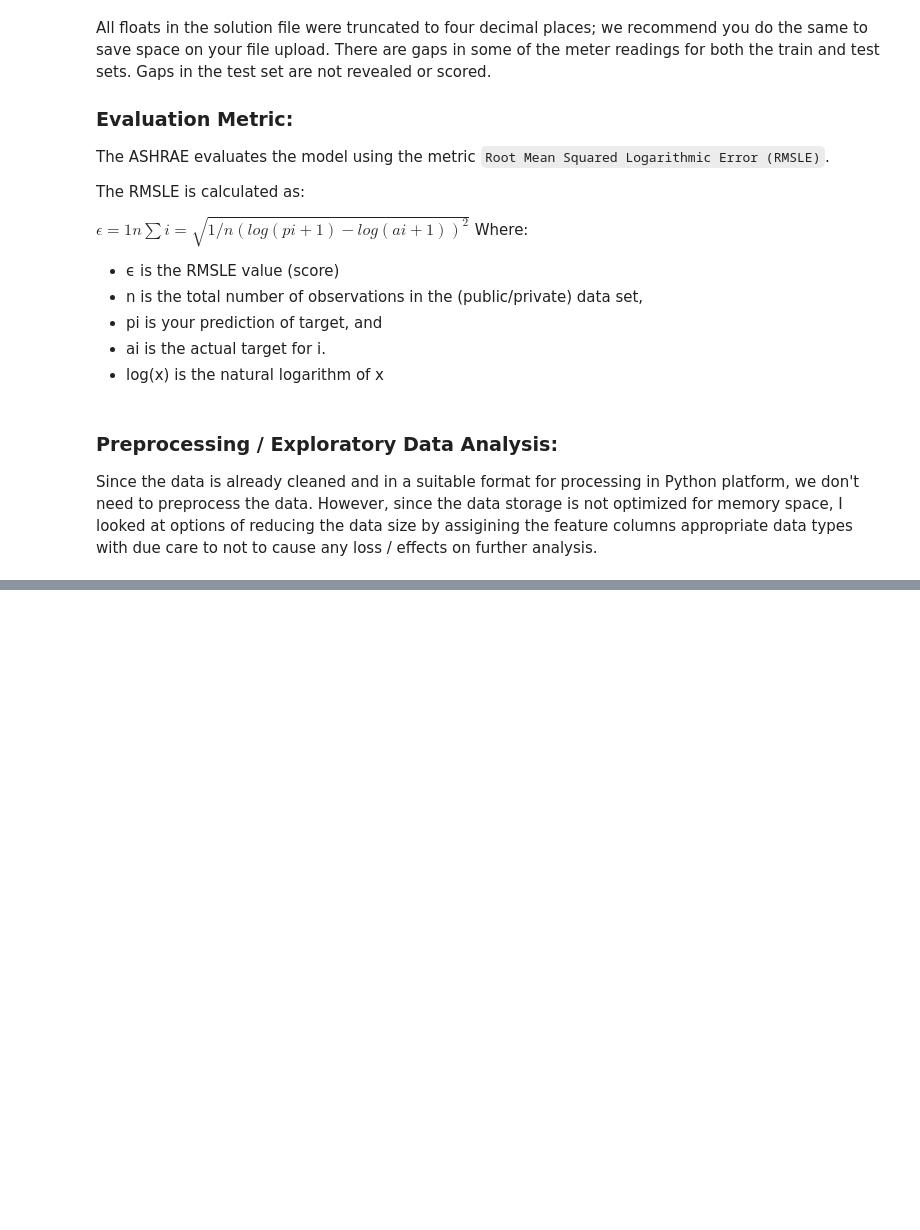
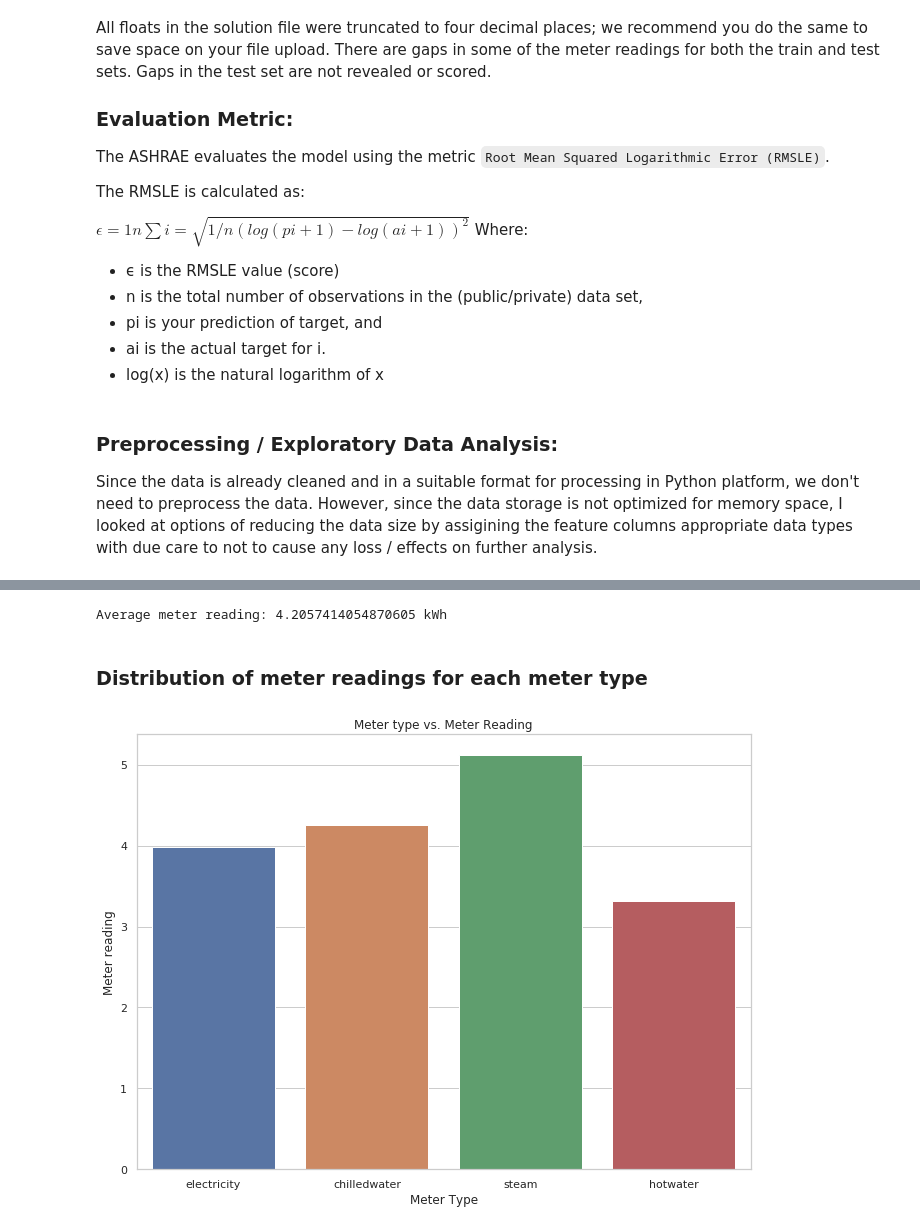
Before and after one commit to vgops75/kaggle_stop, a Jupyter notebook: project_proposal_dataIncubator.ipynb, the cells around one changed output, grey strips where cells are left out. Cells and saved outputs as stored; diff of their text form; code cells hidden in the pictures; blank space fills up the shorter version.

```diff
--- a/project_proposal_dataIncubator.ipynb
+++ b/project_proposal_dataIncubator.ipynb
@@ -92,0 +310,13 @@ pwd
+# %%
+# Average meter reading
+print (f'Average meter reading: {full_train_df.meter_reading.mean()} kWh')
+# %% [output]
+Average meter reading: 4.2057414054870605 kWh
+# %% [markdown]
+### Distribution of meter readings for each meter type
+# %%
+ax = sns.barplot(np.vectorize(meter_types.get)(full_train_df.groupby(['meter'])['meter_reading'].mean().keys()), full_train_df.groupby(['meter'])['meter_reading'].mean())
+ax.set(xlabel='Meter Type', ylabel='Meter reading', title='Meter type vs. Meter Reading')
+plt.show()
+# %% [output]
+[figure, added]
```
Also changed, not shown: parts of 34 cells of this notebook, 5 other files.
